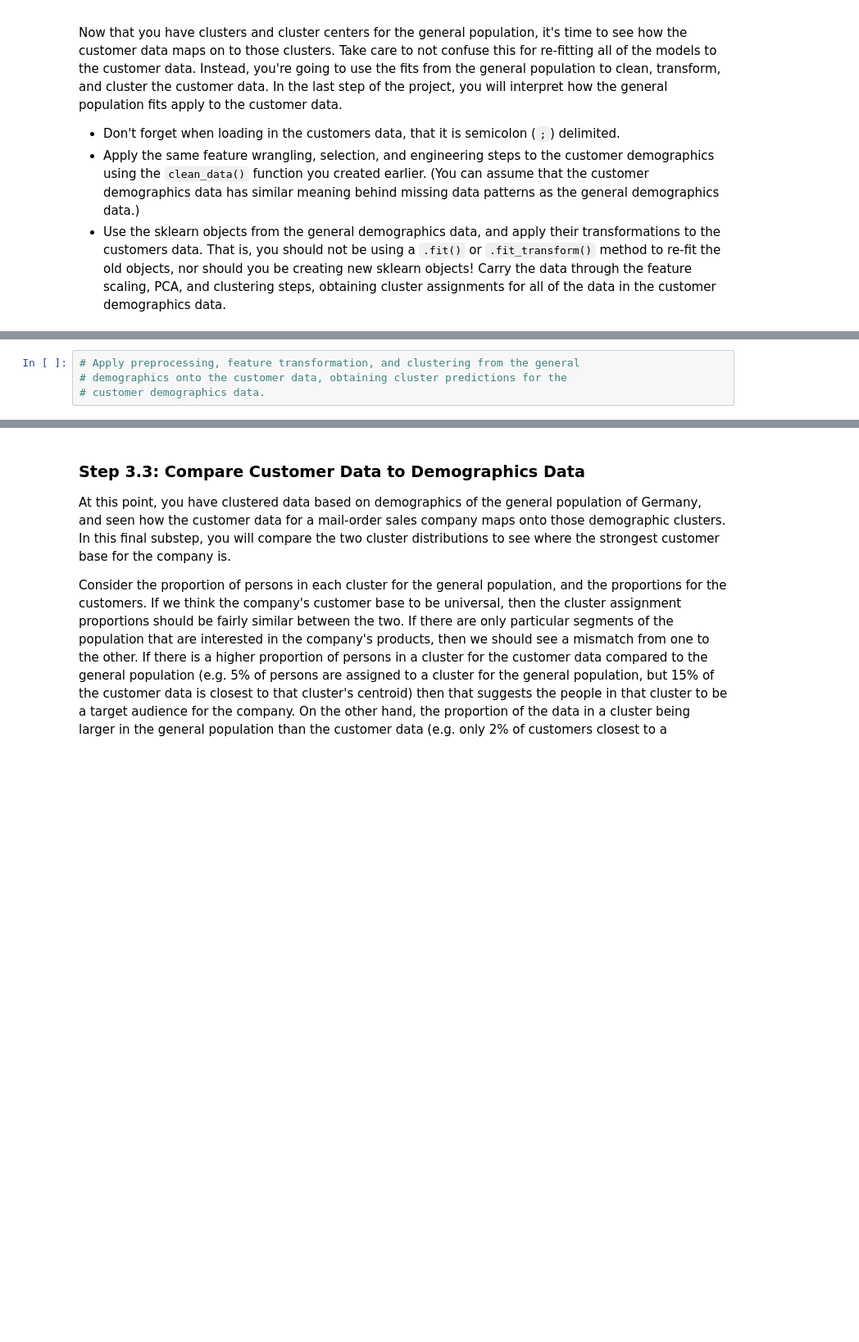
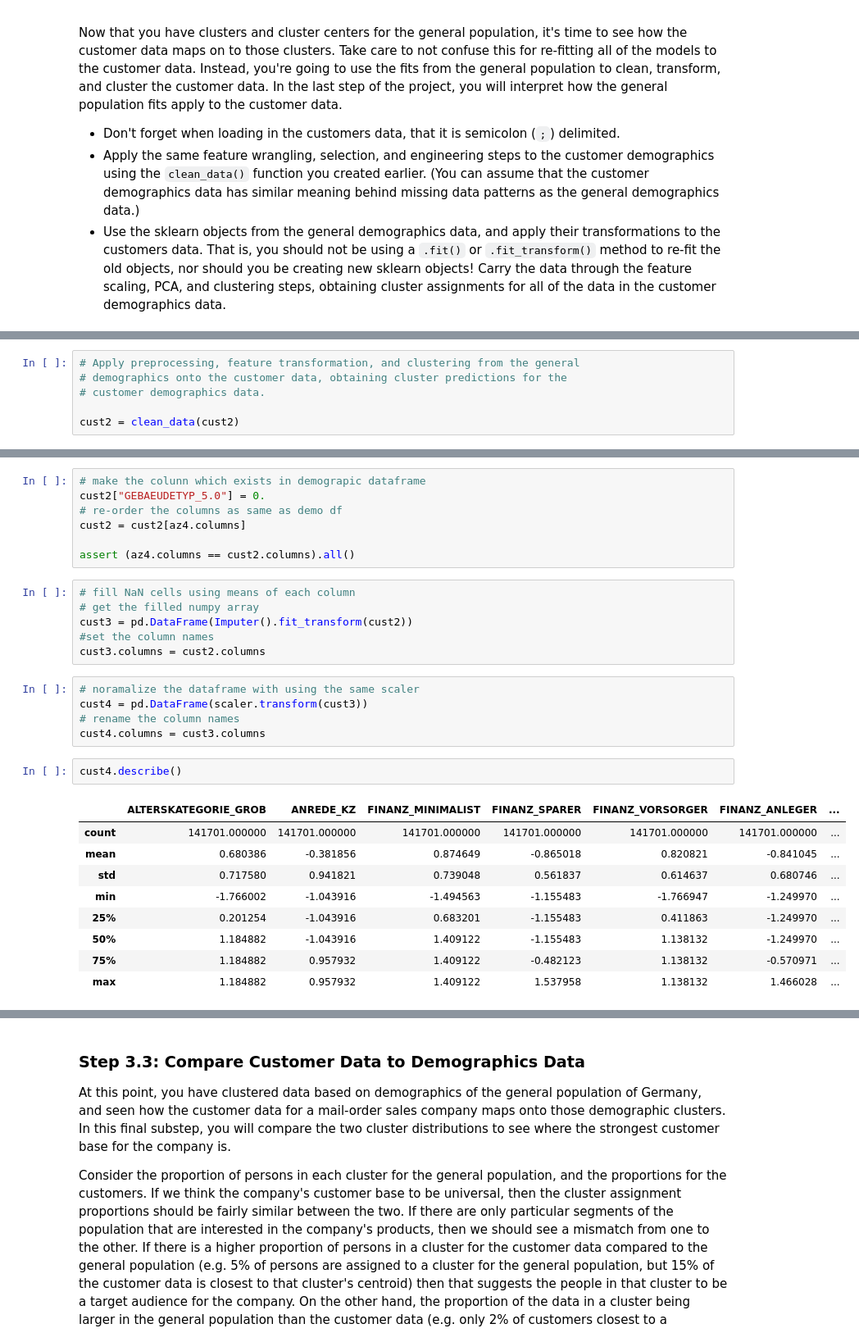
Before and after one commit to kudojp/IdentifyCustomerSegments, a Jupyter notebook: Identify_Customer_Segments.ipynb, the cells around one changed output, grey strips where cells are left out. Shown: that part at 82% size. Cells and saved outputs as stored; diff of their text form; blank space fills up the shorter version.

```diff
--- a/Identify_Customer_Segments.ipynb
+++ b/Identify_Customer_Segments.ipynb
@@ -1125,3 +1159,5 @@ customers =
 # Apply preprocessing, feature transformation, and clustering from the general
 # demographics onto the customer data, obtaining cluster predictions for the
 # customer demographics data.
+
+cust2 = clean_data(cust2)
@@ -1127,0 +1182,30 @@ customers =
+# %%
+# make the colunn which exists in demograpic dataframe
+cust2["GEBAEUDETYP_5.0"] = 0.
+# re-order the columns as same as demo df
+cust2 = cust2[az4.columns]
+
+assert (az4.columns == cust2.columns).all()
+# %%
+# fill NaN cells using means of each column
+# get the filled numpy array
+cust3 = pd.DataFrame(Imputer().fit_transform(cust2))
+#set the column names
+cust3.columns = cust2.columns
+# %%
+# noramalize the dataframe with using the same scaler
+cust4 = pd.DataFrame(scaler.transform(cust3))
+# rename the column names
+cust4.columns = cust3.columns
+# %%
+cust4.describe()
+# %% [output]
+|  | ALTERSKATEGORIE_GROB | ANREDE_KZ | FINANZ_MINIMALIST | FINANZ_SPARER | FINANZ_VORSORGER | FINANZ_ANLEGER | ... |
+| count | 141701.000000 | 141701.000000 | 141701.000000 | 141701.000000 | 141701.000000 | 141701.000000 | ... |
+| mean | 0.680386 | -0.381856 | 0.874649 | -0.865018 | 0.820821 | -0.841045 | ... |
+| std | 0.717580 | 0.941821 | 0.739048 | 0.561837 | 0.614637 | 0.680746 | ... |
+| min | -1.766002 | -1.043916 | -1.494563 | -1.155483 | -1.766947 | -1.249970 | ... |
+| 25% | 0.201254 | -1.043916 | 0.683201 | -1.155483 | 0.411863 | -1.249970 | ... |
+| 50% | 1.184882 | -1.043916 | 1.409122 | -1.155483 | 1.138132 | -1.249970 | ... |
+| 75% | 1.184882 | 0.957932 | 1.409122 | -0.482123 | 1.138132 | -0.570971 | ... |
+| max | 1.184882 | 0.957932 | 1.409122 | 1.537958 | 1.138132 | 1.466028 | ... |
```
Also changed, not shown: parts of 37 cells of this notebook.
